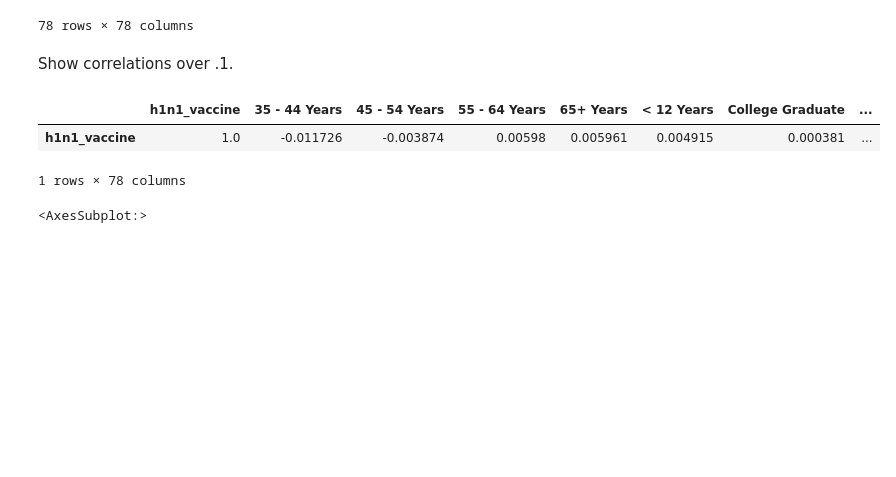
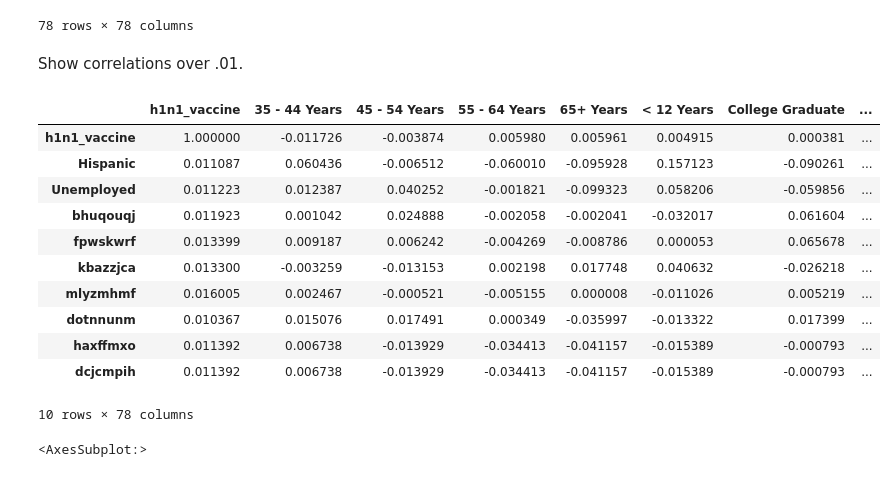
Before and after one commit to jmarksk/VaccineProject, a Jupyter notebook: VaccineProjectNotebook.ipynb, the cells around one changed output. Drawn from its saved outputs; the diff is of its cells as text; code cells hidden in the pictures; blank space fills up the shorter version.

```diff
--- a/VaccineProjectNotebook.ipynb
+++ b/VaccineProjectNotebook.ipynb
@@ -383,14 +379,23 @@ yX_train.corr()
 | NaN | 0.004205 | -0.155565 | -0.190208 | -0.058177 | 0.414018 | 0.113038 | -0.218595 | ... |
 78 rows × 78 columns
 # %% [markdown]
-Show correlations over .1.
+Show correlations over .01.
 # %%
 df1 = yX_train.corr()
-df1.drop(df1.loc[df1['h1n1_vaccine']< .1].index)
+df1.drop(df1.loc[df1['h1n1_vaccine']< .01].index)
 # %% [output]
 |  | h1n1_vaccine | 35 - 44 Years | 45 - 54 Years | 55 - 64 Years | 65+ Years | < 12 Years | College Graduate | ... |
-| h1n1_vaccine | 1.0 | -0.011726 | -0.003874 | 0.00598 | 0.005961 | 0.004915 | 0.000381 | ... |
+| h1n1_vaccine | 1.000000 | -0.011726 | -0.003874 | 0.005980 | 0.005961 | 0.004915 | 0.000381 | ... |
+| Hispanic | 0.011087 | 0.060436 | -0.006512 | -0.060010 | -0.095928 | 0.157123 | -0.090261 | ... |
+| Unemployed | 0.011223 | 0.012387 | 0.040252 | -0.001821 | -0.099323 | 0.058206 | -0.059856 | ... |
+| bhuqouqj | 0.011923 | 0.001042 | 0.024888 | -0.002058 | -0.002041 | -0.032017 | 0.061604 | ... |
+| fpwskwrf | 0.013399 | 0.009187 | 0.006242 | -0.004269 | -0.008786 | 0.000053 | 0.065678 | ... |
+| kbazzjca | 0.013300 | -0.003259 | -0.013153 | 0.002198 | 0.017748 | 0.040632 | -0.026218 | ... |
+| mlyzmhmf | 0.016005 | 0.002467 | -0.000521 | -0.005155 | 0.000008 | -0.011026 | 0.005219 | ... |
+| dotnnunm | 0.010367 | 0.015076 | 0.017491 | 0.000349 | -0.035997 | -0.013322 | 0.017399 | ... |
+| haxffmxo | 0.011392 | 0.006738 | -0.013929 | -0.034413 | -0.041157 | -0.015389 | -0.000793 | ... |
+| dcjcmpih | 0.011392 | 0.006738 | -0.013929 | -0.034413 | -0.041157 | -0.015389 | -0.000793 | ... |
-1 rows × 78 columns
+10 rows × 78 columns
 # %%
 sns.heatmap(yX_train.corr())
 # %% [output]
```
Also changed, not shown: parts of 8 cells of this notebook, 1 other file.
